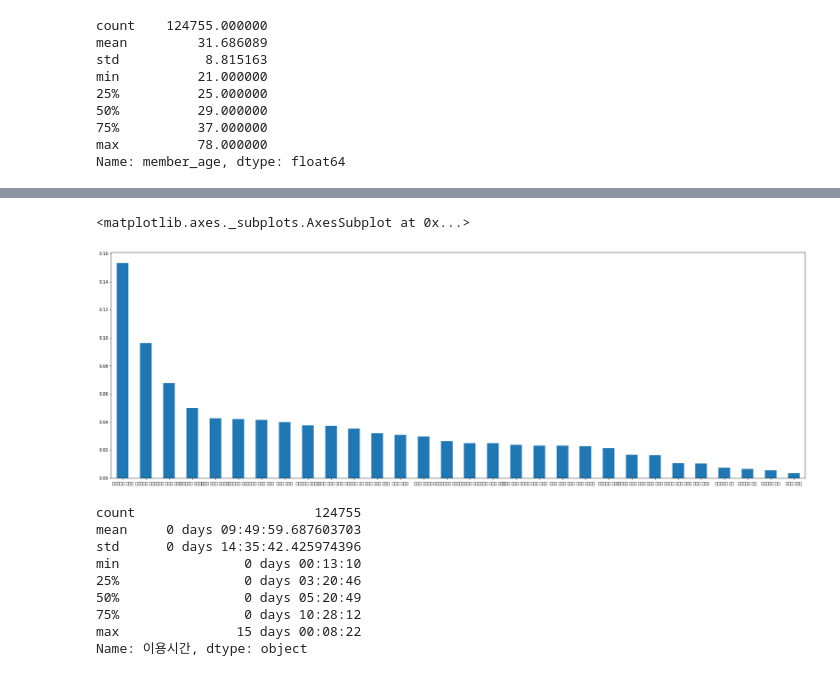
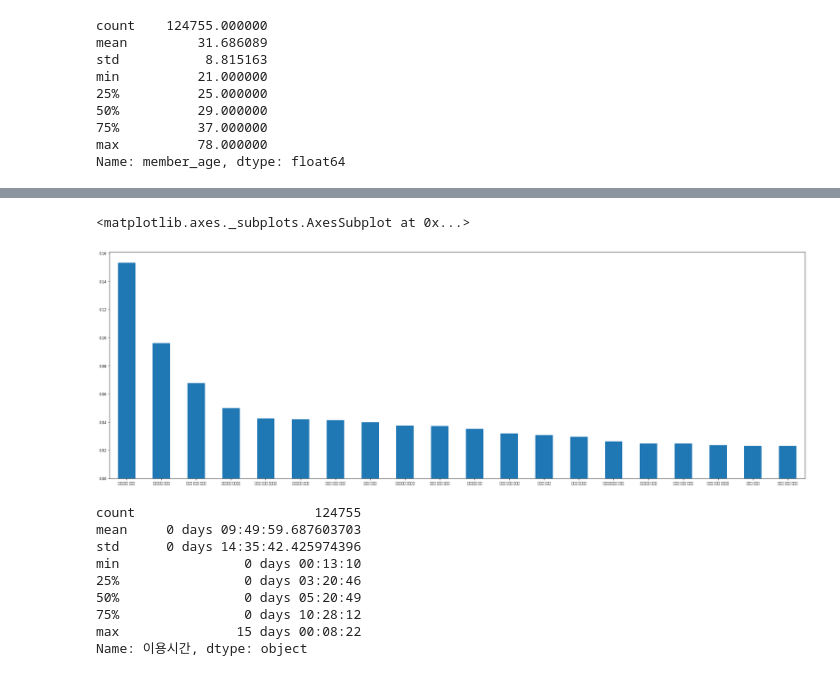
Before and after one commit to easttuna/Sodascar_User-clustering-and-classification-model-based-on-usage-history, a Jupyter notebook: EDA.ipynb, the cells around one changed output, grey strips where cells are left out. Saved outputs shown, nothing was run; the diff lists cells and outputs as text; code cells hidden in the pictures.

```diff
--- a/EDA.ipynb
+++ b/EDA.ipynb
@@ -90,10 +114,17 @@ data['member_gender'].value_counts(normalize=True).plot(kind="pie")
 # %%
+from matplotlib import font_manager, rc
+plt.rcParams['font.family'] = 'NanumGothic'
+plt.rc('font', size=8)
+
 region_rate = data['region'].value_counts(normalize=True)
-region_rate.plot.bar(rot=0, figsize=(30,10))
-#print(region_rate)
+
+# 상위 20개 지역만 사용
+top20_region=region_rate.nlargest(20)
+#print(top20_region)
+top20_region.plot.bar(rot=0, figsize=(30,10))
 # %% [output]
 <matplotlib.axes._subplots.AxesSubplot at 0x...>
-[figure, old version]
+[figure, new version]
 # %%
 # 반납 시간 - 예약 시작 시간
 data['reservation_start_at'] = pd.to_datetime(data['reservation_start_at'])
```
Also changed, not shown: parts of 5 cells of this notebook.
